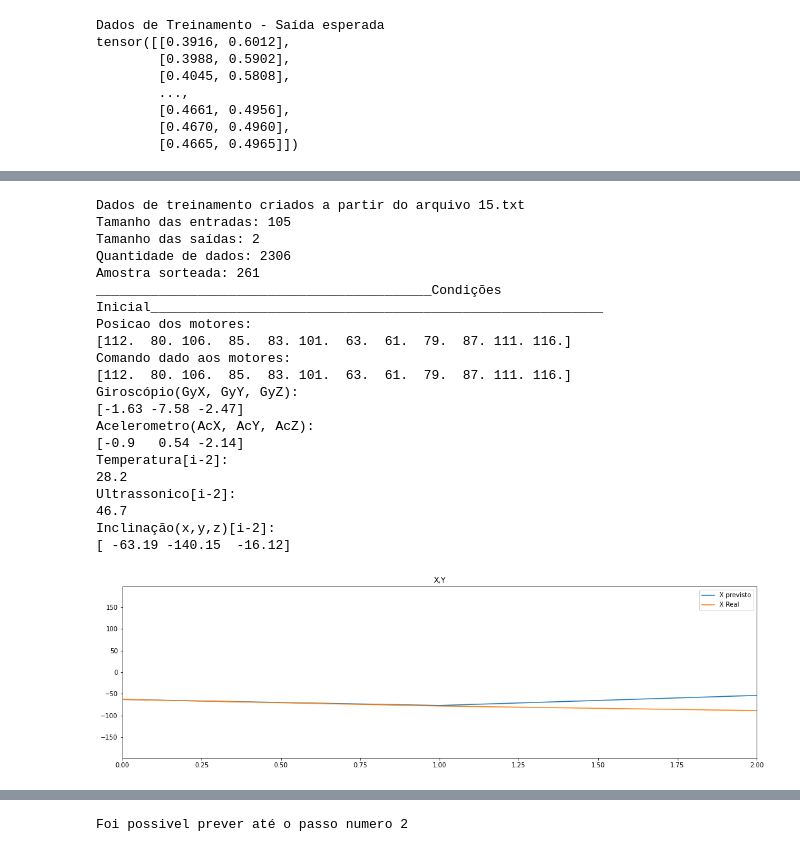
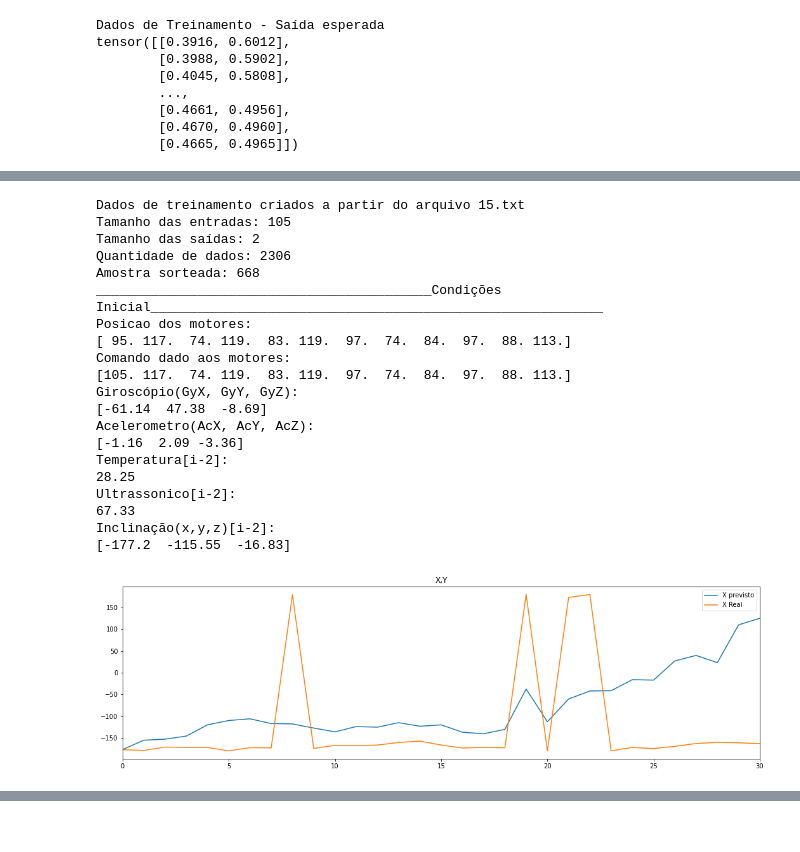
Before and after one commit to ArthurCarlosF/tccRepositorio, a Jupyter notebook: Dados/Rede_Preditiva/Treinando Rede Neural Preditiva.ipynb, the cells around one changed output, grey strips where cells are left out. Drawn from its saved outputs; the diff is of its cells as text; code cells hidden in the pictures.

```diff
--- a/Dados/Rede_Preditiva/Treinando Rede Neural Preditiva.ipynb
+++ b/Dados/Rede_Preditiva/Treinando Rede Neural Preditiva.ipynb
@@ -575,14 +575,14 @@ Erro antes do treinamento
 print("__________________ TREINAMENTO 1____________________________________________________")
 
 tic=time.time()
-Epocas=1000
-Aprendizado=1
+Epocas=900
+Aprendizado=0.1
 while(Aprendizado>0):
     roboQuadrupede.load_state_dict(torch.load("parametrosRedePreditiva.pt"))
     roboQuadrupede.eval()
     qEpocas,roboQuadrupede=treinamento(Epocas,roboQuadrupede,Aprendizado,"15.txt","parametrosRedePreditiva.pt","erroPreditiva.txt","acuraciaPreditiva.txt")
     print("O modelo foi capaz de aprender até a epoca "+str(qEpocas)+" para a taxa de aprendizado de "+ str(Aprendizado))
-    Aprendizado=Aprendizado-0.1
+    Aprendizado=Aprendizado-0.01
 
 print("O treinamento levou "+str(((time.time()-tic)//6)/10)+" segundos")
 # %% [output]
@@ -842,12 +744,12 @@ print("__________________ TREINAMENTO 3_________________________________________
 
 tic=time.time()
 Epocas=1000
-Aprendizado=0.01
+Aprendizado=0.005
 while(Aprendizado>0):
     roboQuadrupede.load_state_dict(torch.load("parametrosRedePreditiva.pt"))
     roboQuadrupede.eval()
     qEpocas,roboQuadrupede=treinamento(Epocas,roboQuadrupede,Aprendizado,"15.txt","parametrosRedePreditiva.pt","erroPreditiva.txt","acuraciaPreditiva.txt")
     print("O modelo foi capaz de aprender até a epoca "+str(qEpocas)+" para a taxa de aprendizado de "+ str(Aprendizado))
-    Aprendizado=Aprendizado-0.0005
+    Aprendizado=Aprendizado-0.0001
 
 print("O treinamento levou "+str(((time.time()-tic)//6)/10)+" segundos")
@@ -986,10 +1331,10 @@ Testando X
 
 
 def extrairComandos(indice,dados):
-    vetor=dados[indice]
-    DADOS_I_0=vetor[70:105]
+    DADOS_I_0=dados[indice]
 
-    return DADOS_I_0[0:12],DADOS_I_0[12:24],DADOS_I_0[12:15],DADOS_I_0[15:18],DADOS_I_0[18],DADOS_I_0[19],DADOS_I_0[34]
+
+    return DADOS_I_0[0:12],DADOS_I_0[12:24],DADOS_I_0[24:27],DADOS_I_0[27:30],DADOS_I_0[30],DADOS_I_0[31],DADOS_I_0[34]
 
 def construirProximaEntrada(EM,CM,Gy,Ac,Temp,HSR,X,Y,Z):
     entrada=[]
@@ -1030,6 +1375,7 @@ def teste(modelo,arquivo,Q):
     xTeste,yTeste=gerarDadosTrain(arquivo)
     tamanhoVetorTeste=len(xTeste)
     indice = random.randint(0,tamanhoVetorTeste-1)
+
     print("Amostra sorteada: "+str(indice))
     if((tamanhoVetorTeste-indice-1)<Q):
         Q=tamanhoVetorTeste-indice-1
@@ -1037,9 +1383,9 @@ def teste(modelo,arquivo,Q):
     posicaoInicialRobo=xTeste[indice]
     print("___________________________________________Condições Inicial__________________________________________________________")
 
-    DADOS_I_2=np.array(posicaoInicialRobo[0:35])
+    DADOS_I_0=np.array(posicaoInicialRobo[0:35])
     DADOS_I_1=np.array(posicaoInicialRobo[35:70])
-    DADOS_I_0=np.array(posicaoInicialRobo[70:105])
+    DADOS_I_2=np.array(posicaoInicialRobo[70:105])
 
 
     print("Posicao dos motores: ")
@@ -1076,11 +1422,11 @@ def teste(modelo,arquivo,Q):
 
         entrada=[]
 
-        for k in DADOS_I_2:
+        for k in DADOS_I_0:
             entrada.append(k)
         for k in DADOS_I_1:
             entrada.append(k)
-        for k in DADOS_I_0:
+        for k in DADOS_I_2:
             entrada.append(k)
 
 
@@ -1225,43 +1700,33 @@ Foi possivel prever até o passo numero 1
 # %%
-erroAceitavel=5
-
-passos = 2# quantidade de passos que pretendo prever
+passos = 30# quantidade de passos que pretendo prever
 
 erro=teste(roboQuadrupede,"15.txt",passos)
-
 plt.figure(figsize=[18,5])
 plt.title("erro")
 plt.plot(erro)
 plt.ylabel("Erro de previsão em graus")
 plt.xlabel("Passos na frente")
 plt.xlim([0, passos])
 plt.show()
-
-cont=0
-
-for k in erro:
-    if(k<erroAceitavel):
-        cont=cont+1
-print("Foi possivel prever até o passo numero "+str(cont))
 # %% [output]
 Dados de treinamento criados a partir do arquivo 15.txt
 Tamanho das entradas: 105
 Tamanho das saídas: 2
 Quantidade de dados: 2306
-Amostra sorteada: 261
+Amostra sorteada: 668
 ___________________________________________Condições Inicial__________________________________________________________
 Posicao dos motores:
-[112.  80. 106.  85.  83. 101.  63.  61.  79.  87. 111. 116.]
+[ 95. 117.  74. 119.  83. 119.  97.  74.  84.  97.  88. 113.]
 Comando dado aos motores:
-[112.  80. 106.  85.  83. 101.  63.  61.  79.  87. 111. 116.]
+[105. 117.  74. 119.  83. 119.  97.  74.  84.  97.  88. 113.]
 Giroscópio(GyX, GyY, GyZ):
-[-1.63 -7.58 -2.47]
+[-61.14  47.38  -8.69]
 Acelerometro(AcX, AcY, AcZ):
-[-0.9   0.54 -2.14]
+[-1.16  2.09 -3.36]
 Temperatura[i-2]:
-28.2
+28.25
 Ultrassonico[i-2]:
-46.7
+67.33
 Inclinação(x,y,z)[i-2]:
-[ -63.19 -140.15  -16.12]
+[-177.2  -115.55  -16.83]
-[figure, old version]
+[figure, new version]
@@ -1270,2 +1735 @@ Inclinação(x,y,z)[i-2]:
-Foi possivel prever até o passo numero 2
 # %%
```
Also changed, not shown: parts of 28 cells of this notebook, 44 other files.
